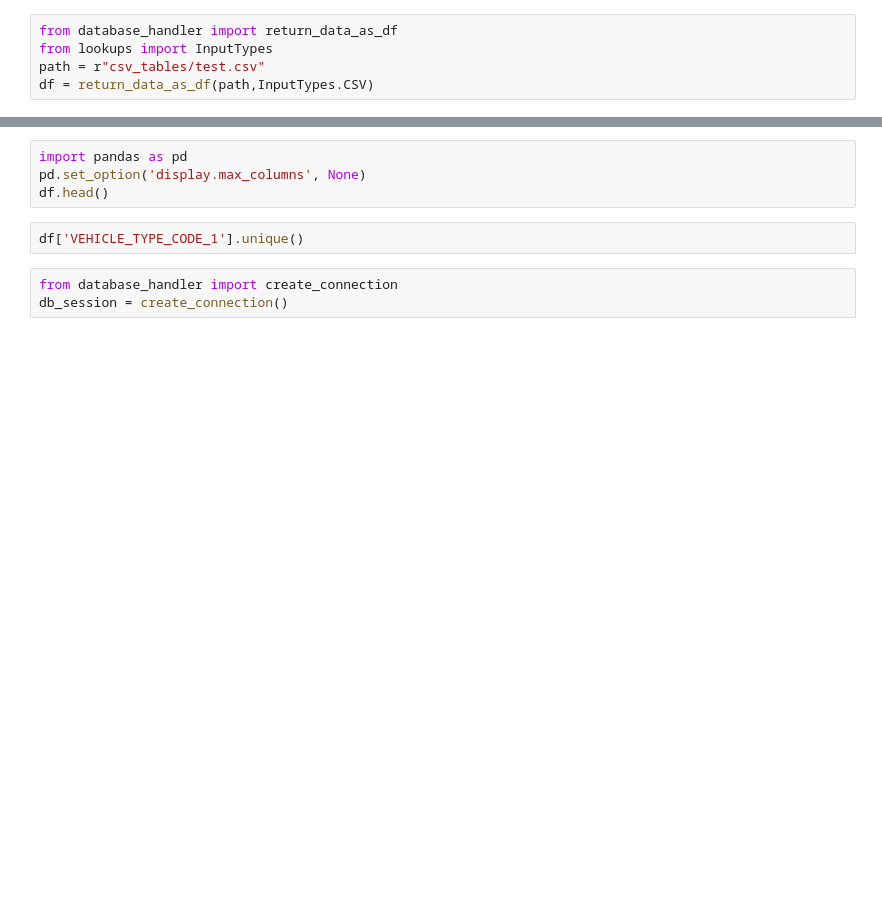
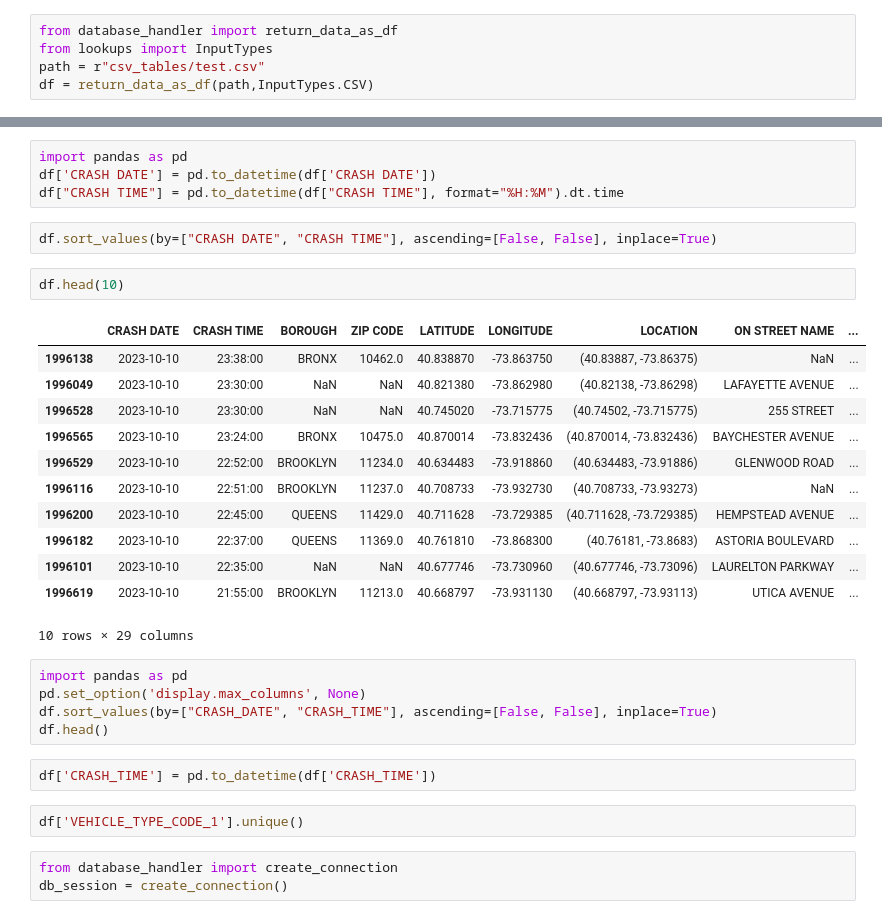
Before and after one commit to MahmoudElSayed100/NYC-Traffic-Accidents-Analysis, a Jupyter notebook: connection_test.ipynb, the cells around one changed output, grey strips where cells are left out. Saved outputs shown, nothing was run; the diff lists cells and outputs as text; blank space fills up the shorter version.

```diff
--- a/connection_test.ipynb
+++ b/connection_test.ipynb
@@ -31,7 +30,31 @@ df = return_data_as_df(path,InputTypes.CSV)
+# %%
+import pandas as pd
+df['CRASH DATE'] = pd.to_datetime(df['CRASH DATE'])
+df["CRASH TIME"] = pd.to_datetime(df["CRASH TIME"], format="%H:%M").dt.time
+# %%
+df.sort_values(by=["CRASH DATE", "CRASH TIME"], ascending=[False, False], inplace=True)
+# %%
+df.head(10)
+# %% [output]
+|  | CRASH DATE | CRASH TIME | BOROUGH | ZIP CODE | LATITUDE | LONGITUDE | LOCATION | ON STREET NAME | ... |
+| 1996138 | 2023-10-10 | 23:38:00 | BRONX | 10462.0 | 40.838870 | -73.863750 | (40.83887, -73.86375) | NaN | ... |
+| 1996049 | 2023-10-10 | 23:30:00 | NaN | NaN | 40.821380 | -73.862980 | (40.82138, -73.86298) | LAFAYETTE AVENUE | ... |
+| 1996528 | 2023-10-10 | 23:30:00 | NaN | NaN | 40.745020 | -73.715775 | (40.74502, -73.715775) | 255 STREET | ... |
+| 1996565 | 2023-10-10 | 23:24:00 | BRONX | 10475.0 | 40.870014 | -73.832436 | (40.870014, -73.832436) | BAYCHESTER AVENUE | ... |
+| 1996529 | 2023-10-10 | 22:52:00 | BROOKLYN | 11234.0 | 40.634483 | -73.918860 | (40.634483, -73.91886) | GLENWOOD ROAD | ... |
+| 1996116 | 2023-10-10 | 22:51:00 | BROOKLYN | 11237.0 | 40.708733 | -73.932730 | (40.708733, -73.93273) | NaN | ... |
+| 1996200 | 2023-10-10 | 22:45:00 | QUEENS | 11429.0 | 40.711628 | -73.729385 | (40.711628, -73.729385) | HEMPSTEAD AVENUE | ... |
+| 1996182 | 2023-10-10 | 22:37:00 | QUEENS | 11369.0 | 40.761810 | -73.868300 | (40.76181, -73.8683) | ASTORIA BOULEVARD | ... |
+| 1996101 | 2023-10-10 | 22:35:00 | NaN | NaN | 40.677746 | -73.730960 | (40.677746, -73.73096) | LAURELTON PARKWAY | ... |
+| 1996619 | 2023-10-10 | 21:55:00 | BROOKLYN | 11213.0 | 40.668797 | -73.931130 | (40.668797, -73.93113) | UTICA AVENUE | ... |
+10 rows × 29 columns
 # %%
 import pandas as pd
 pd.set_option('display.max_columns', None)
+df.sort_values(by=["CRASH_DATE", "CRASH_TIME"], ascending=[False, False], inplace=True)
 df.head()
+# %%
+df['CRASH_TIME'] = pd.to_datetime(df['CRASH_TIME'])
 # %%
 df['VEHICLE_TYPE_CODE_1'].unique()
 # %%
```
Also changed, not shown: parts of 7 cells of this notebook, 2 other files.
